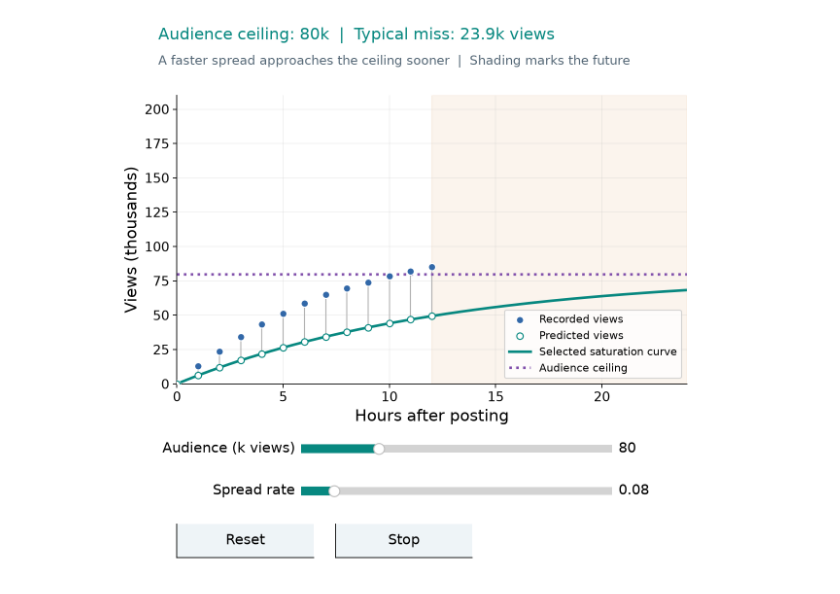
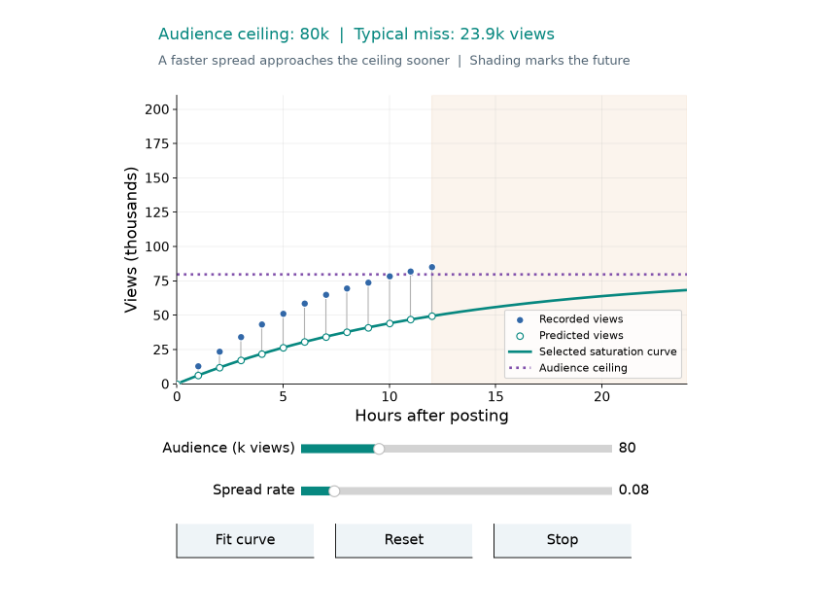
Before and after one commit to sonamu-jun/introduction-to-ai-convergence, a Jupyter notebook: 06-1_Regression/05_nonlinear_regression_and_forecasting.ipynb, the cells around one changed output. Drawn from its saved outputs; the diff is of its cells as text; code cells hidden in the pictures.

Commit message:
none

```diff
--- a/06-1_Regression/05_nonlinear_regression_and_forecasting.ipynb
+++ b/06-1_Regression/05_nonlinear_regression_and_forecasting.ipynb
@@ -172,9 +172,7 @@ expected_increments = np.diff(video_mean(video_time))
 recorded_increments = expected_increments * np.clip(1+rng_video.normal(0, .12, 24), .3, 1.7)
 video_observed = np.r_[0., np.cumsum(recorded_increments)]
 video_time_train, video_views_train = video_time[:13], video_observed[:13]
-video_time_future, video_views_future = video_time[13:], video_observed[13:]
 video_grid = np.linspace(0, 24, 300)
-video_train_grid = np.linspace(0, 12, 180)
 u_train, z_train = video_time_train/time_scale, video_views_train/reach_scale
 
 
@@ -208,44 +206,38 @@ video_reference = min(video_runs, key=lambda history: history[-1, 2])
 reach_fit, rate_fit = video_reference[-1, 0]*reach_scale, video_reference[-1, 1]/time_scale
 
 
-def predict_video(time):
-    return video_curve(time, reach_fit, rate_fit)
-
-
-linear_video = LinearRegression().fit(video_time_train[:, None], video_views_train)
-video_iteration_cache = {}
 
 
 def video_records(ax, predicted=None):
     ax.scatter(video_time_train, video_views_train, color=BLUE, edgecolor="white", s=45,
                label="Recorded views", zorder=4)
     if predicted is not None:
         ax.vlines(video_time_train, predicted, video_views_train, color=".7", linewidth=1)
         ax.scatter(video_time_train, predicted, facecolors="white", edgecolors=TEAL, s=36,
                    label="Predicted views", zorder=5)
     ax.set(xlabel="Hours after posting", ylabel="Views (thousands)")
 
 
 def render_video_shape(view, reach, rate):
     prediction = video_curve(video_grid, reach, rate)
     predicted_train = video_curve(video_time_train, reach, rate)
     error = metrics(video_views_train, predicted_train)
     ax = view.ax
     video_records(ax, predicted_train)
     ax.plot(video_grid, prediction, color=TEAL, label="Selected saturation curve")
     ax.axhline(reach, color=PURPLE, linestyle=":", label="Audience ceiling")
     ax.axvspan(12, 24, color=ORANGE, alpha=.08)
     ax.set(xlim=(0, 24), ylim=(0, 210))
     ax.legend(loc="lower right", fontsize=10)
     view.status.set_text(f"Audience ceiling: {reach:.0f}k  |  Typical miss: {error['MAE']:.1f}k views")
     view.detail.set_text("A faster spread approaches the ceiling sooner  |  Shading marks the future")
     return {"prediction": prediction, "training_prediction": predicted_train, "metrics": error}
 
 
 video_shape_demo = RegressionExplorer("video_shape", render_video_shape, [
     ("reach", "Audience (k views)", 40, 200, 80, 5, "%0.0f"),
     ("rate", "Spread rate", .03, .5, .08, .01, "%0.2f"),
-])
+], actions=[("Fit curve", lambda view: view.set_values(reach=reach_fit, rate=rate_fit))])
 video_shape_demo.start()
 # %% [output]
-[figure, old version]
+[figure, new version]
```
Also changed, not shown: parts of 10 cells of this notebook, 3 other files.
